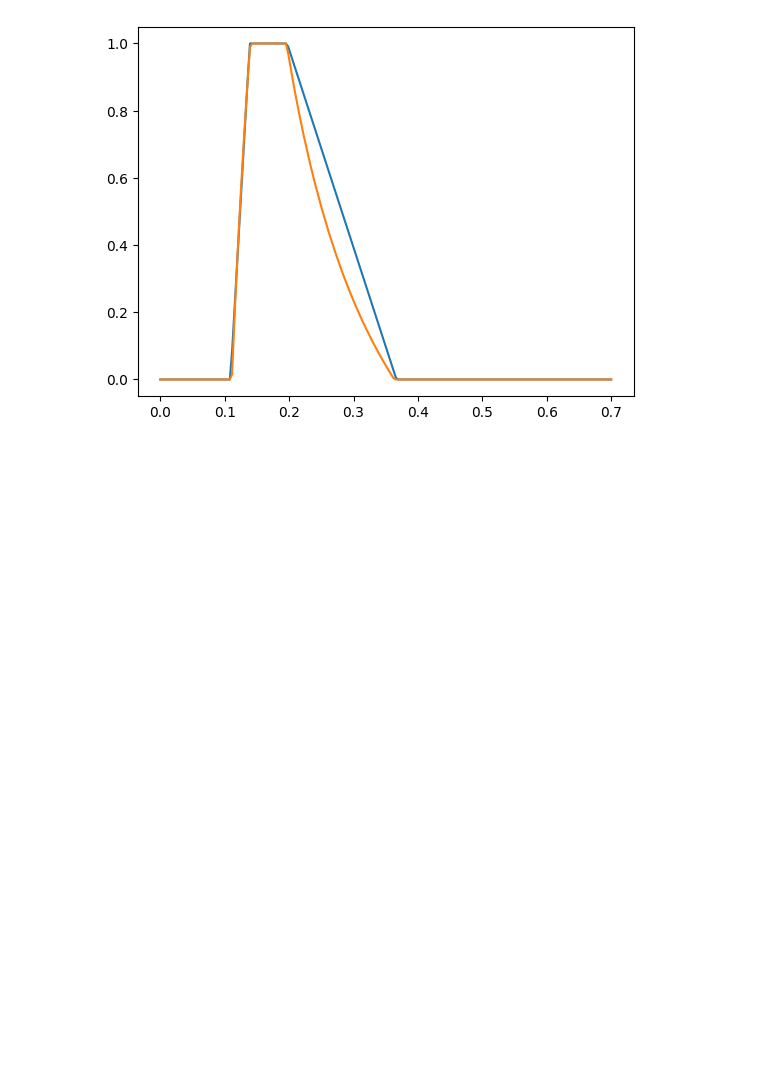
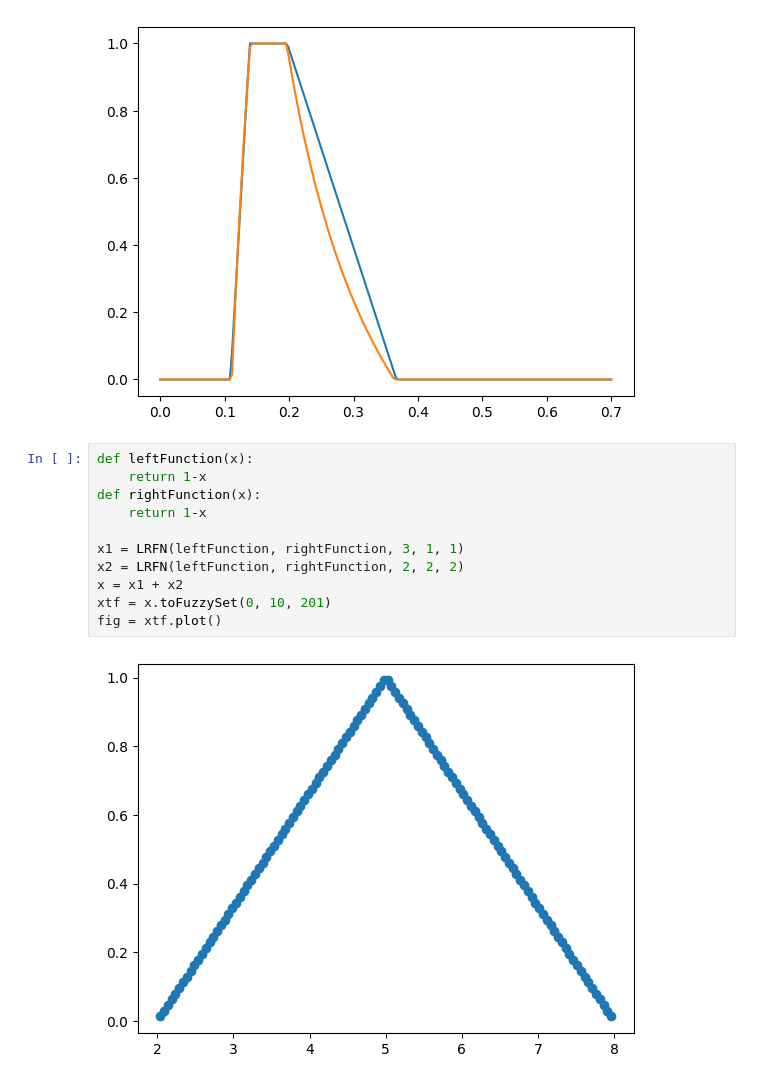
Before and after one commit to adityapathak343/bits-fuzzy-module, a Jupyter notebook: fuzzytest.ipynb, the cells around one changed output. Drawn from its saved outputs; the diff is of its cells as text; blank space fills up the shorter version.

Commit message:
Post Midsem Commit 28/04/2024
Added Support for LR type fuzzy numbers

```diff
--- a/fuzzytest.ipynb
+++ b/fuzzytest.ipynb
@@ -66,3 +66,16 @@ plt.plot(u.names, u.values)
 plt.show()
 # %% [output]
 [figure]
+# %%
+def leftFunction(x):
+    return 1-x
+def rightFunction(x):
+    return 1-x
+
+x1 = LRFN(leftFunction, rightFunction, 3, 1, 1)
+x2 = LRFN(leftFunction, rightFunction, 2, 2, 2)
+x = x1 + x2
+xtf = x.toFuzzySet(0, 10, 201)
+fig = xtf.plot()
+# %% [output]
+[figure, added]
```
Also changed, not shown: parts of 1 cell of this notebook, 4 other files.
